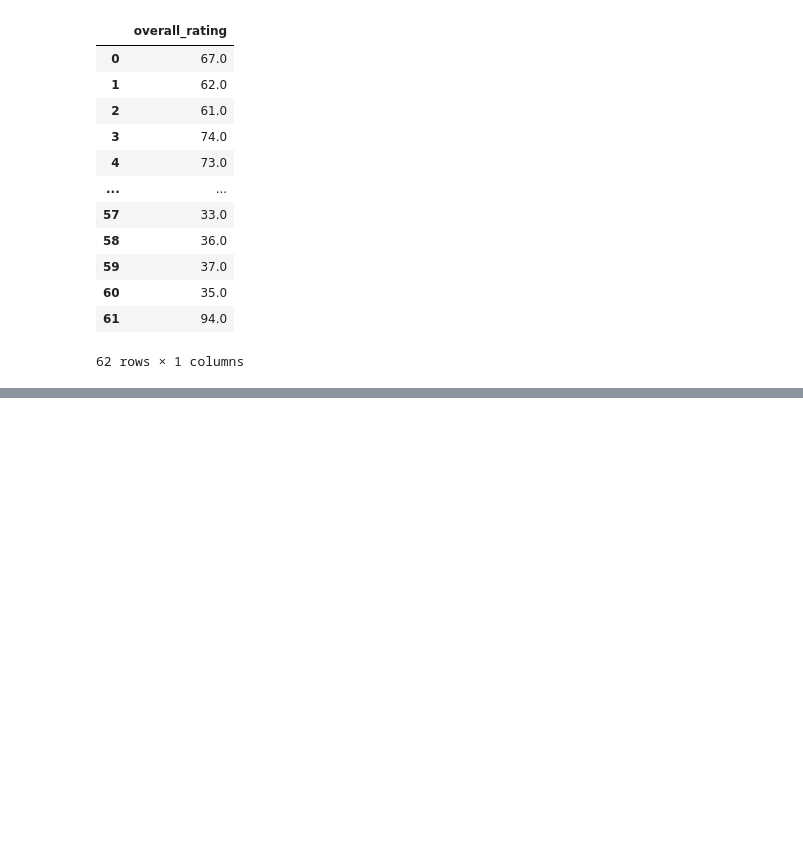
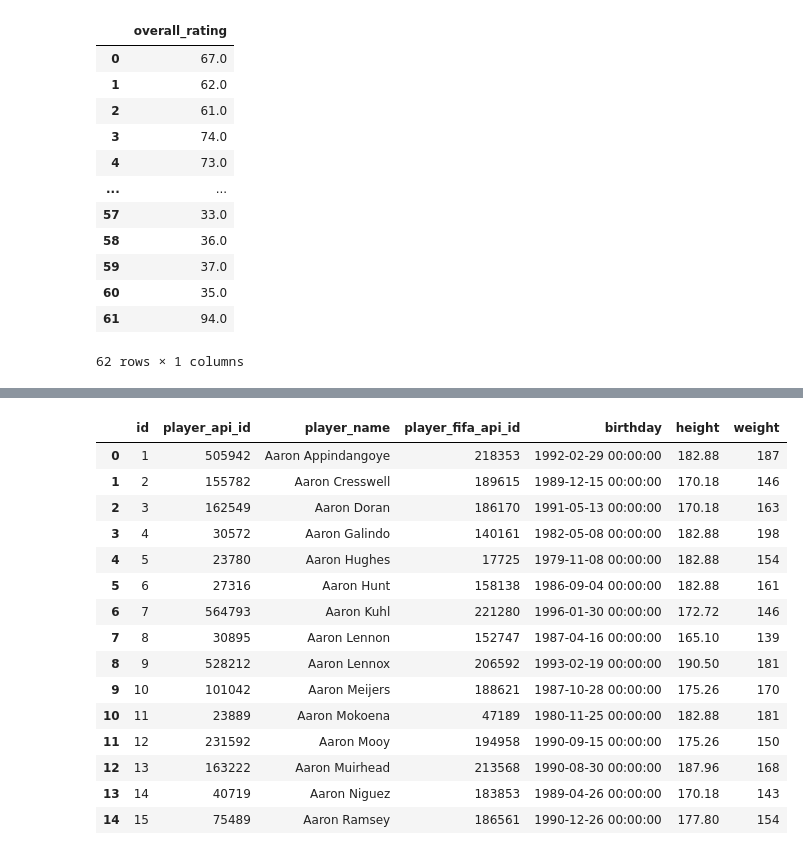
Before and after one commit to Davelascop/TalentoTech, a Jupyter notebook: Taller_SQL.ipynb, the cells around one changed output, grey strips where cells are left out. Saved outputs shown, nothing was run; the diff lists cells and outputs as text; code cells hidden in the pictures; blank space fills up the shorter version.

```diff
--- a/Taller_SQL.ipynb
+++ b/Taller_SQL.ipynb
@@ -217,0 +232,24 @@ tasas
+# %%
+#Listar 15 jugadores de la base de datos del fútbol europeo
+consulta = """SELECT *
+              FROM Player
+              LIMIT (15);"""
+jugadores =  pd.read_sql(consulta, conexion)
+jugadores
+# %% [output]
+|  | id | player_api_id | player_name | player_fifa_api_id | birthday | height | weight |
+| 0 | 1 | 505942 | Aaron Appindangoye | 218353 | 1992-02-29 00:00:00 | 182.88 | 187 |
+| 1 | 2 | 155782 | Aaron Cresswell | 189615 | 1989-12-15 00:00:00 | 170.18 | 146 |
+| 2 | 3 | 162549 | Aaron Doran | 186170 | 1991-05-13 00:00:00 | 170.18 | 163 |
+| 3 | 4 | 30572 | Aaron Galindo | 140161 | 1982-05-08 00:00:00 | 182.88 | 198 |
+| 4 | 5 | 23780 | Aaron Hughes | 17725 | 1979-11-08 00:00:00 | 182.88 | 154 |
+| 5 | 6 | 27316 | Aaron Hunt | 158138 | 1986-09-04 00:00:00 | 182.88 | 161 |
+| 6 | 7 | 564793 | Aaron Kuhl | 221280 | 1996-01-30 00:00:00 | 172.72 | 146 |
+| 7 | 8 | 30895 | Aaron Lennon | 152747 | 1987-04-16 00:00:00 | 165.10 | 139 |
+| 8 | 9 | 528212 | Aaron Lennox | 206592 | 1993-02-19 00:00:00 | 190.50 | 181 |
+| 9 | 10 | 101042 | Aaron Meijers | 188621 | 1987-10-28 00:00:00 | 175.26 | 170 |
+| 10 | 11 | 23889 | Aaron Mokoena | 47189 | 1980-11-25 00:00:00 | 182.88 | 181 |
+| 11 | 12 | 231592 | Aaron Mooy | 194958 | 1990-09-15 00:00:00 | 175.26 | 150 |
+| 12 | 13 | 163222 | Aaron Muirhead | 213568 | 1990-08-30 00:00:00 | 187.96 | 168 |
+| 13 | 14 | 40719 | Aaron Niguez | 183853 | 1989-04-26 00:00:00 | 170.18 | 143 |
+| 14 | 15 | 75489 | Aaron Ramsey | 186561 | 1990-12-26 00:00:00 | 177.80 | 154 |
```
Also changed, not shown: parts of 1 cell of this notebook.
